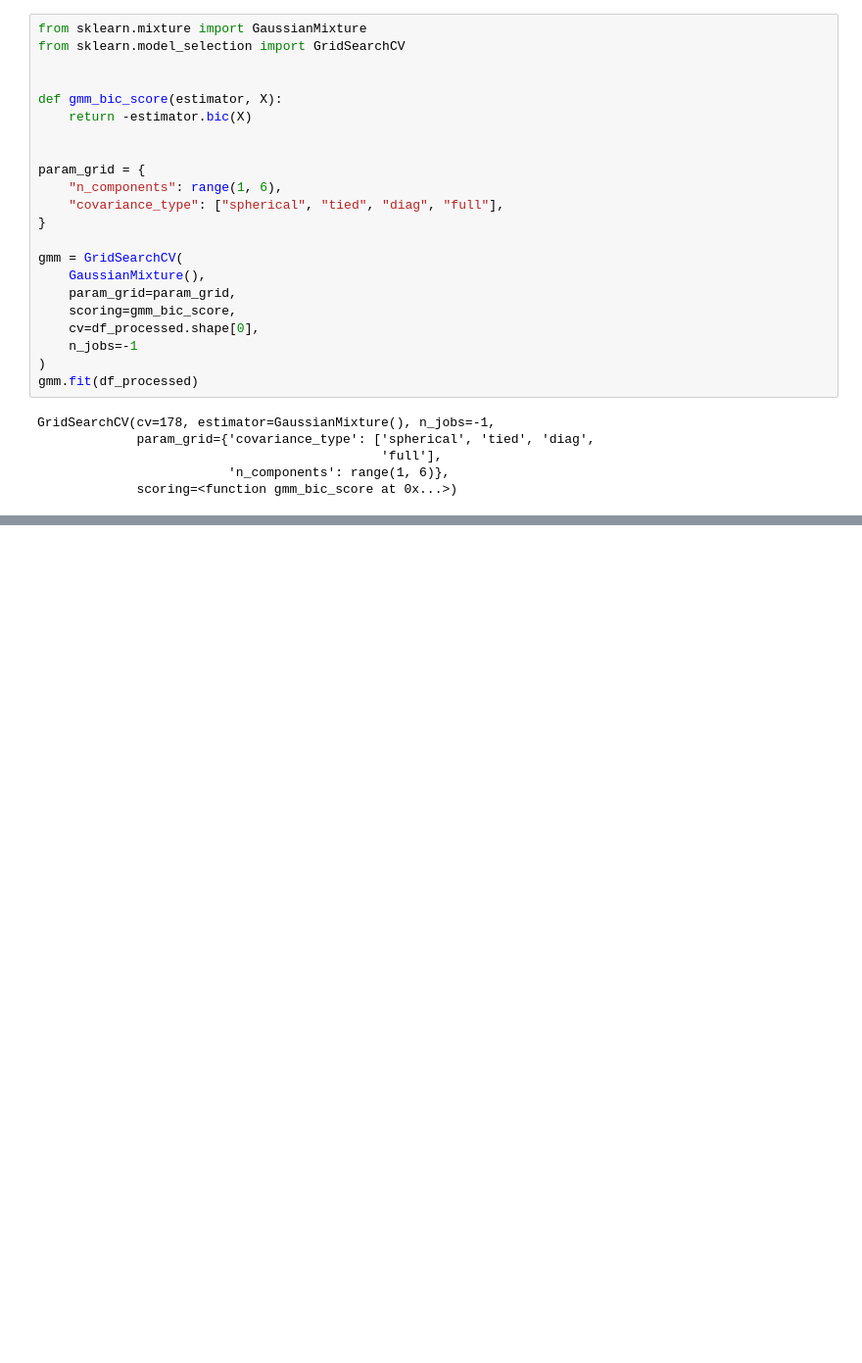
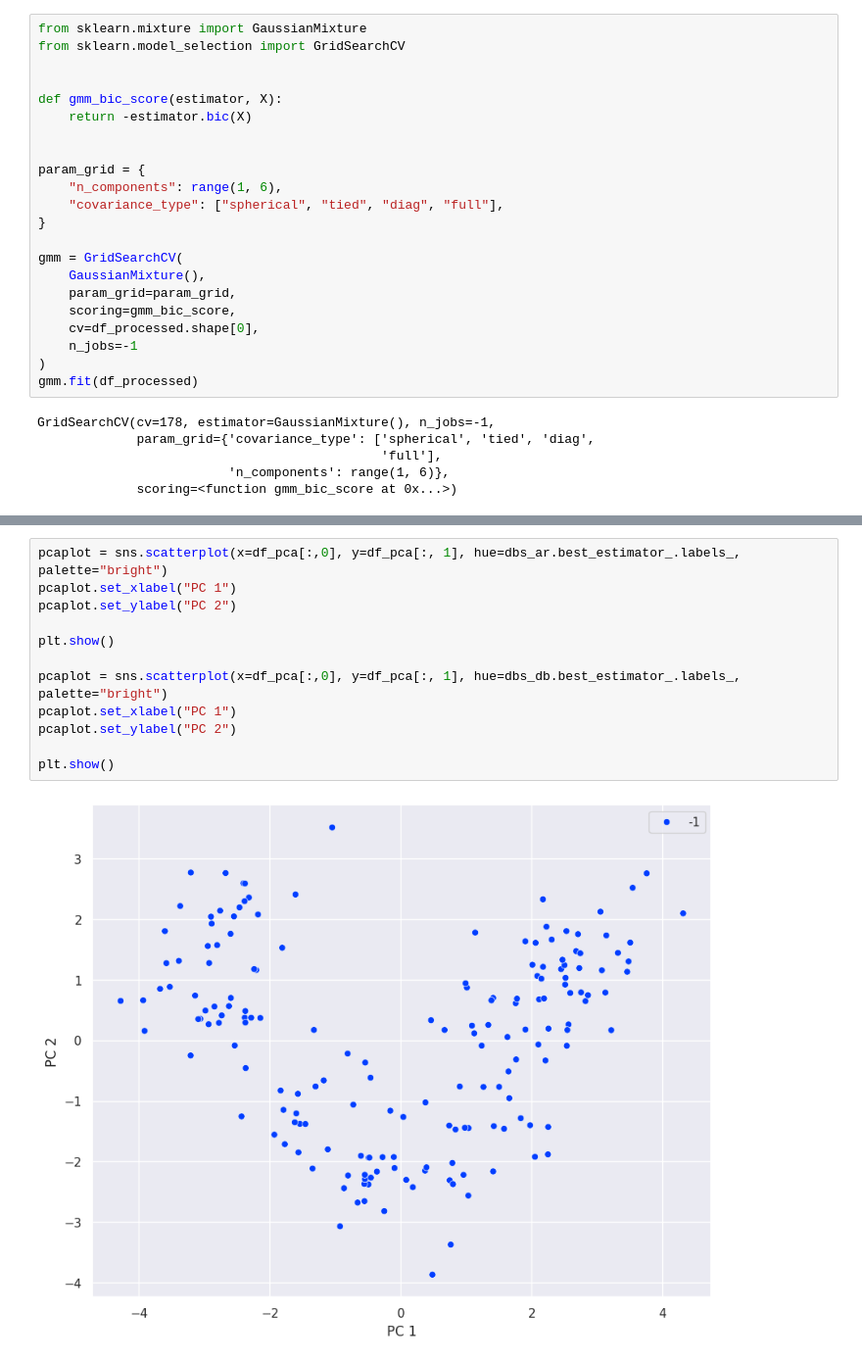
Before and after one commit to SerMisterMish/Statistical_and_Machine_Learning, a Jupyter notebook: unsupervised_learning/clustering/clustering.ipynb, the cells around one changed output, grey strips where cells are left out. Shown at 98% size. Drawn from its saved outputs; the diff is of its cells as text; blank space fills up the shorter version.

```diff
--- a/unsupervised_learning/clustering/clustering.ipynb
+++ b/unsupervised_learning/clustering/clustering.ipynb
@@ -193,0 +253,14 @@ plt.show()
+# %%
+pcaplot = sns.scatterplot(x=df_pca[:,0], y=df_pca[:, 1], hue=dbs_ar.best_estimator_.labels_, palette="bright")
+pcaplot.set_xlabel("PC 1")
+pcaplot.set_ylabel("PC 2")
+
+plt.show()
+
+pcaplot = sns.scatterplot(x=df_pca[:,0], y=df_pca[:, 1], hue=dbs_db.best_estimator_.labels_, palette="bright")
+pcaplot.set_xlabel("PC 1")
+pcaplot.set_ylabel("PC 2")
+
+plt.show()
+# %% [output]
+[figure, added]
```
Also changed, not shown: parts of 16 cells of this notebook, 2 other files.
